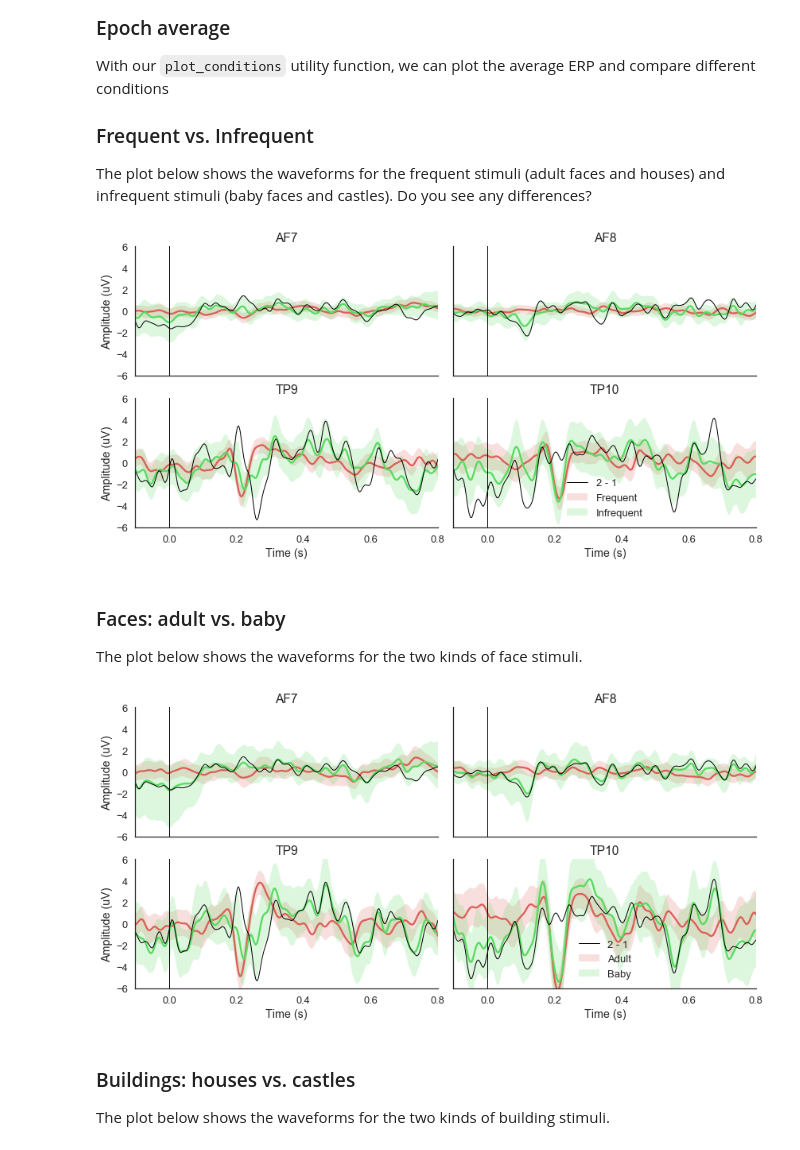
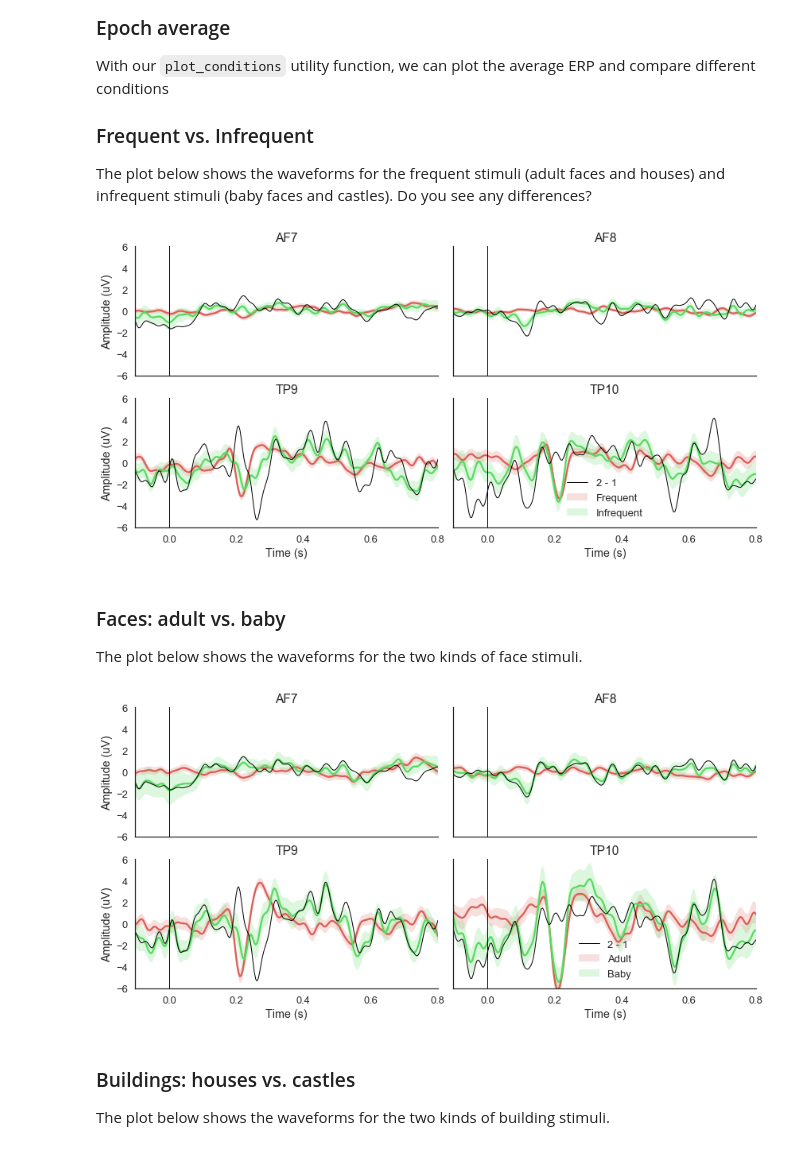
Before and after one commit to stephenrho/eeg-notebooks, a Jupyter notebook: notebooks/nb2020_eeg.ipynb, the cells around one changed output. Saved outputs shown, nothing was run; the diff lists cells and outputs as text; code cells hidden in the pictures.

```diff
--- a/notebooks/nb2020_eeg.ipynb
+++ b/notebooks/nb2020_eeg.ipynb
@@ -205,10 +220,10 @@ conditions['Frequent'] = [1, 3]
 conditions['Infrequent'] = [2, 4]
 
 fig, ax = utils.plot_conditions(epochs, conditions=conditions,
-                                ci=97.5, n_boot=1000, title='',
+                                ci=68, n_boot=1000, title='',
                                 diff_waveform=(1, 2))
 # %% [output]
-[figure, old version]
+[figure, new version]
 # %% [markdown]
 ### Faces: adult vs. baby
 
@@ -216,14 +231,14 @@ The plot below shows the waveforms for the two kinds of face stimuli.
 # %%
 %matplotlib inline
 conditions = OrderedDict()
 conditions['Adult'] = [1]
 conditions['Baby'] = [2]
 
 fig, ax = utils.plot_conditions(epochs, conditions=conditions,
-                                ci=97.5, n_boot=1000, title='',
+                                ci=68, n_boot=1000, title='',
                                 diff_waveform=(1, 2))
 # %% [output]
-[figure, old version]
+[figure, new version]
 # %% [markdown]
 ### Buildings: houses vs. castles
 
```
Also changed, not shown: parts of 4 cells of this notebook, 2 other files.
